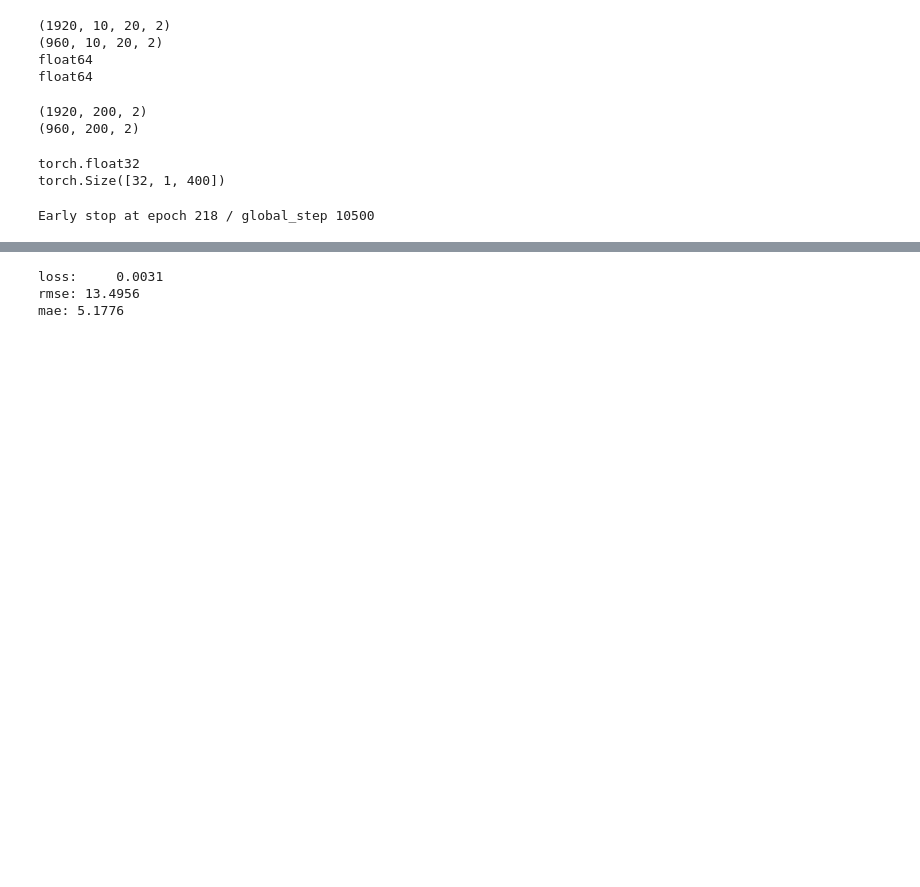
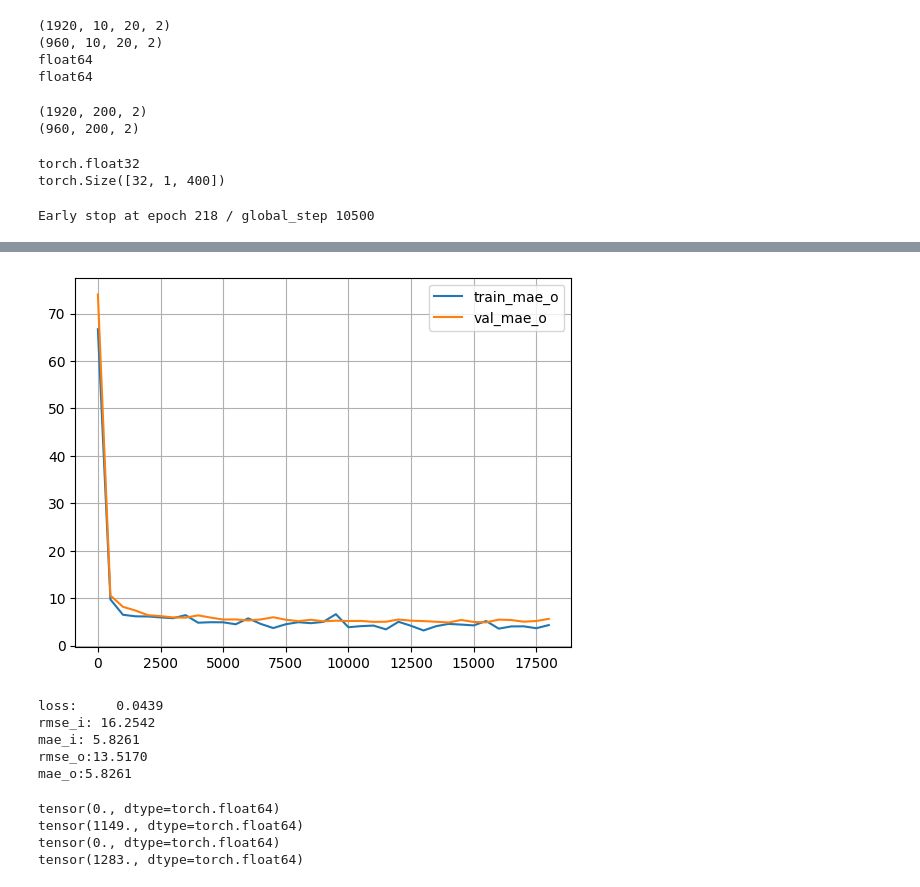
Before and after one commit to Brynn-jx/BJTU_DeepLearning, a Jupyter notebook: 大作业.ipynb, the cells around one changed output, grey strips where cells are left out. Drawn from its saved outputs; the diff is of its cells as text; code cells hidden in the pictures; blank space fills up the shorter version.

```diff
--- a/大作业.ipynb
+++ b/大作业.ipynb
@@ -342,11 +565,24 @@ plt.show()
+# %%
+step = [i["step"] for i in record["train"]]
+mae_o = [i["mae_o"] for i in record["train"]]
+plt.plot(step[::500], mae_o[::500], label="train_mae_o")
+plt.plot([i["step"] for i in record["val"]], [i["mae_o"] for i in record["val"]], label="val_mae_o")
+plt.grid()
+plt.legend()
+plt.show()
+# %% [output]
+[figure, added]
 # %%
 model.eval()
-loss, rmse, mae = evaluating(model, test_dl, loss_fct, False)
-print(f"loss:     {loss:.4f}\nrmse: {rmse:.4f}\nmae: {mae:.4f}")
+loss, rmse_i, mae_i, rmse_o, mae_o = evaluating2(model, test_dl, loss_fct, False)
+print(f"loss:     {loss:.4f}\nrmse_i: {rmse_i:.4f}\nmae_i: {mae_i:.4f}\nrmse_o:{rmse_o:.4f}\n"
+      f"mae_o:{mae_o:.4f}")
 # %% [output]
-loss:     0.0031
-rmse: 13.4956
-mae: 5.1776
+loss:     0.0439
+rmse_i: 16.2542
+mae_i: 5.8261
+rmse_o:13.5170
+mae_o:5.8261
 # %%
 loss:     5.2763
 rmse: 13.8539
@@ -352,0 +595,11 @@ rmse: 13.8539
+# %%
+loss:     0.0439
+rmse_i: 16.2542
+mae_i: 5.8261
+rmse_o:13.5170
+mae_o:5.8261
+# %% [output]
+tensor(0., dtype=torch.float64)
+tensor(1149., dtype=torch.float64)
+tensor(0., dtype=torch.float64)
+tensor(1283., dtype=torch.float64)
```
Also changed, not shown: parts of 15 cells of this notebook.
